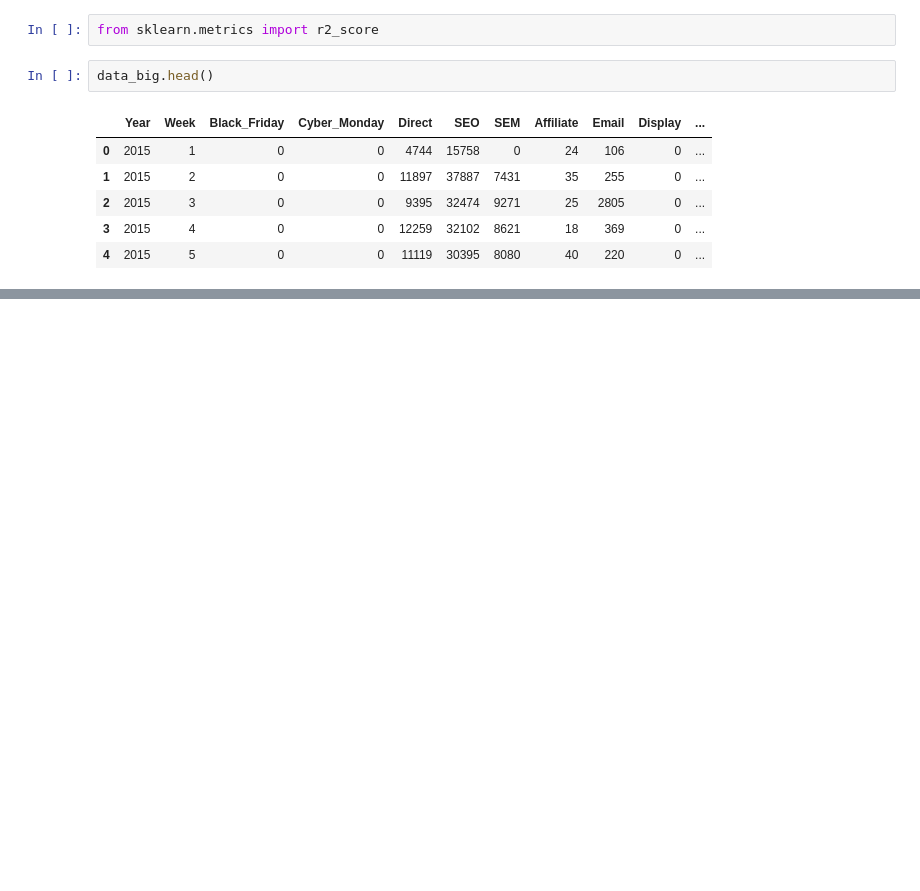
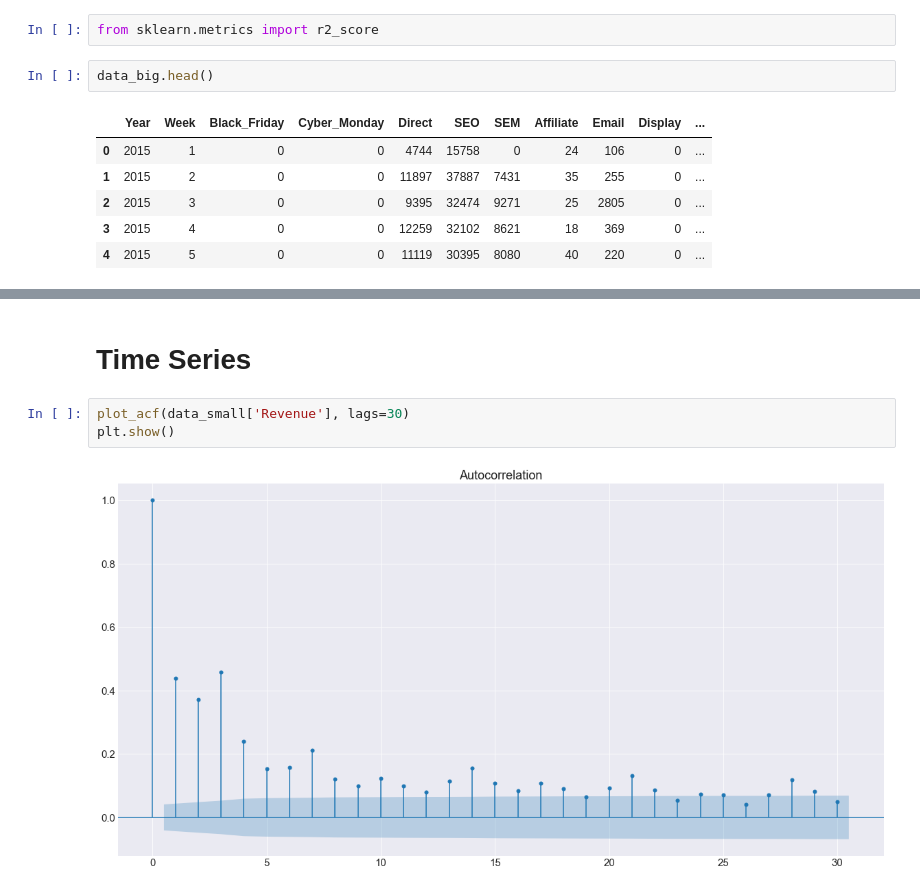
Before and after one commit to Jorge-Montenegro/TFM, a Jupyter notebook: TFM.ipynb, the cells around one changed output, grey strips where cells are left out. Drawn from its saved outputs; the diff is of its cells as text; blank space fills up the shorter version.

```diff
--- a/TFM.ipynb
+++ b/TFM.ipynb
@@ -2070,0 +2117,7 @@ Name: Revenue, Length: 328, dtype: float64
+# %% [markdown]
+# Time Series
+# %%
+plot_acf(data_small['Revenue'], lags=30)
+plt.show()
+# %% [output]
+[figure, added]
```
Also changed, not shown: parts of 28 cells of this notebook.
